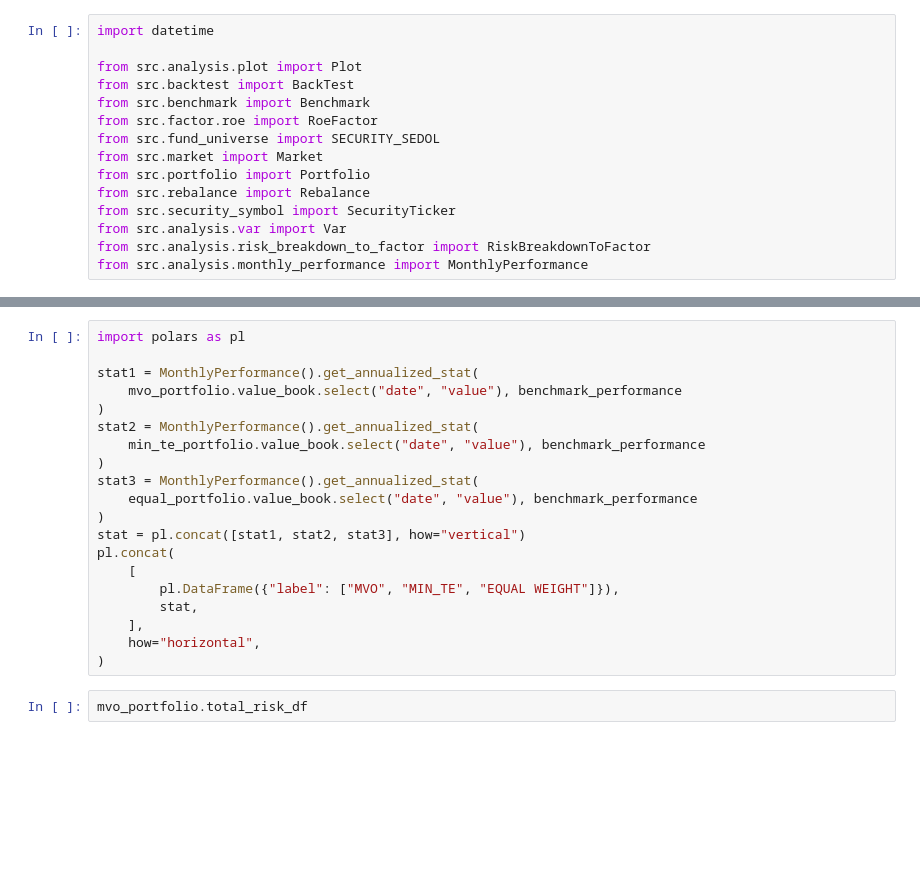
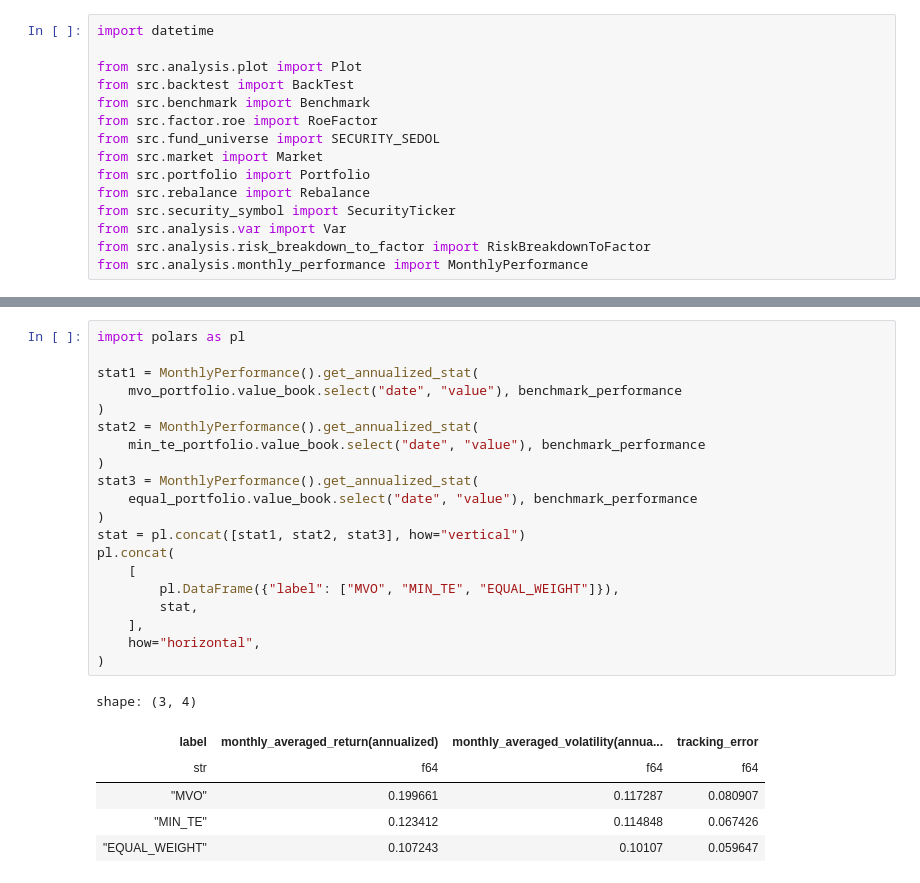
Before and after one commit to yvanst/factor-analysis, a Jupyter notebook: run.ipynb, the cells around one changed output, grey strips where cells are left out. Cells and saved outputs as stored; diff of their text form; blank space fills up the shorter version.

Commit message:
fix monthly performance bug

```diff
--- a/run.ipynb
+++ b/run.ipynb
@@ -107,22 +208,27 @@ plot.plot_tracking_error()
 # %%
 import polars as pl
 
 stat1 = MonthlyPerformance().get_annualized_stat(
     mvo_portfolio.value_book.select("date", "value"), benchmark_performance
 )
 stat2 = MonthlyPerformance().get_annualized_stat(
     min_te_portfolio.value_book.select("date", "value"), benchmark_performance
 )
 stat3 = MonthlyPerformance().get_annualized_stat(
     equal_portfolio.value_book.select("date", "value"), benchmark_performance
 )
 stat = pl.concat([stat1, stat2, stat3], how="vertical")
 pl.concat(
     [
-        pl.DataFrame({"label": ["MVO", "MIN_TE", "EQUAL WEIGHT"]}),
+        pl.DataFrame({"label": ["MVO", "MIN_TE", "EQUAL_WEIGHT"]}),
         stat,
     ],
     how="horizontal",
 )
+# %% [output]
+shape: (3, 4)
+| label | monthly_averaged_return(annualized) | monthly_averaged_volatility(annua... | tracking_error |
+| str | f64 | f64 | f64 |
+| "MVO" | 0.199661 | 0.117287 | 0.080907 |
+| "MIN_TE" | 0.123412 | 0.114848 | 0.067426 |
+| "EQUAL_WEIGHT" | 0.107243 | 0.10107 | 0.059647 |
-# %%
-mvo_portfolio.total_risk_df
```
Also changed, not shown: parts of 11 cells of this notebook, 3 other files.
